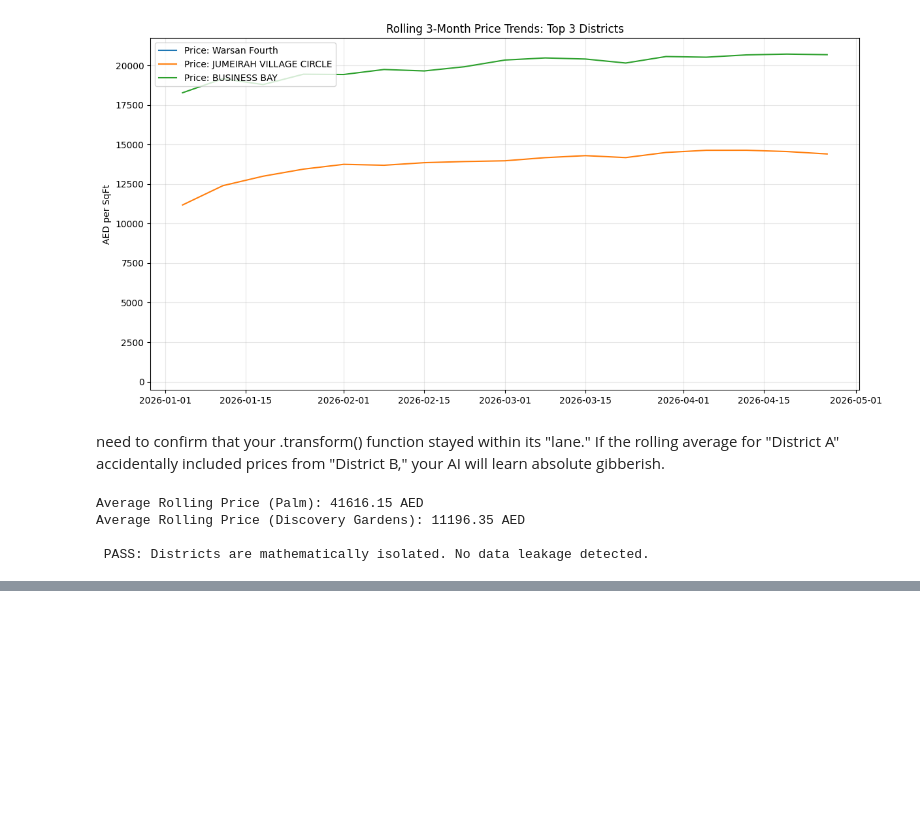
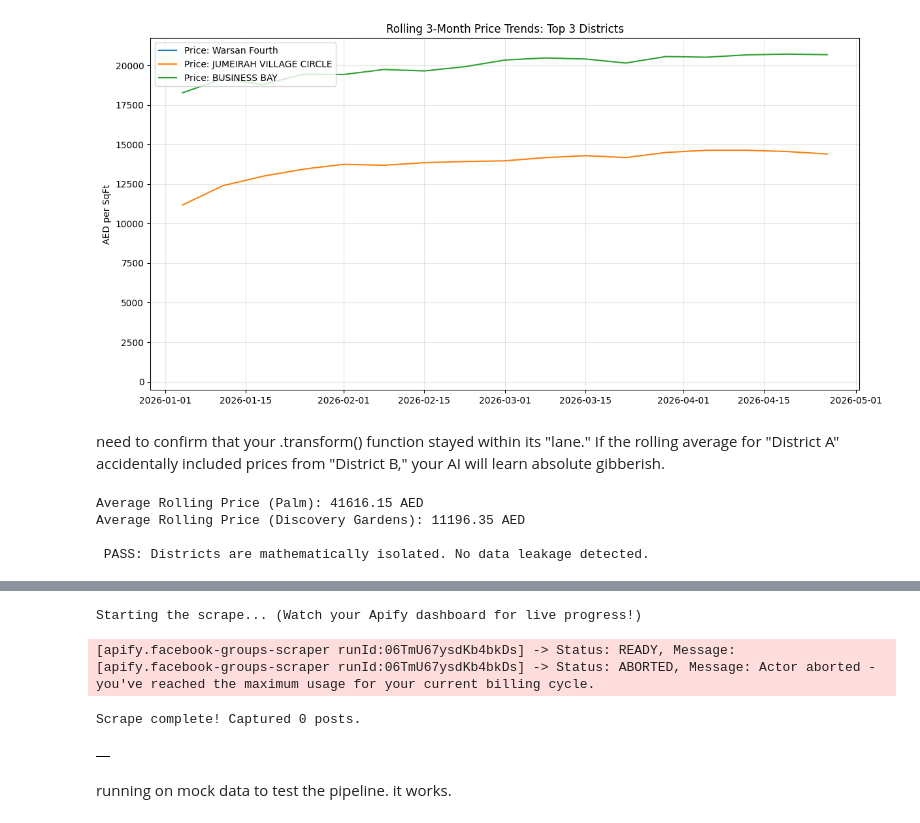
Before and after one commit to aaronab810/Dubai-Real-Estate-NLP, a Jupyter notebook: dfm_transaction.ipynb, the cells around one changed output, grey strips where cells are left out. Drawn from its saved outputs; the diff is of its cells as text; code cells hidden in the pictures; blank space fills up the shorter version.

Commit message:
apify attempt with free credits. tested the pipeline with mock data after credits ran out. it works.

```diff
--- a/dfm_transaction.ipynb
+++ b/dfm_transaction.ipynb
@@ -274,0 +293,41 @@ Average Rolling Price (Discovery Gardens): 11196.35 AED
+# %%
+from apify_client import ApifyClient
+import pandas as pd
+
+# 1. Initialize the Client
+client = ApifyClient('apify_api_BFDHLypo9WQnN3QwyUmbWlbdzNfevb2JYWsK')
+
+# 2. Corrected Input Structure
+# The actor expects 'startUrls' as a list of dictionaries with a 'url' key
+# Use your actual district names as the search query
+districts_to_track = "OR ".join(['"JVC"', '"Business Bay"', '"Dubai Marina"', '"JLT"'])
+
+run_input = {
+    "startUrls": [
+        { "url": "https://www.facebook.com/groups/DubaiPropertyInvestors/" },
+        { "url": "https://www.facebook.com/groups/2485536551677335/" }
+    ],
+    "maxPosts": 40,
+    # This is an objective geographical filter
+    "searchTerm": districts_to_track,
+    "viewOption": "CHRONOLOGICAL"
+}
+
+# 3. Run the Actor
+print("Starting the scrape... (Watch your Apify dashboard for live progress!)")
+run = client.actor("apify/facebook-groups-scraper").call(run_input=run_input)
+
+# 4. Fetch results from the dataset
+dataset_items = client.dataset(run["defaultDatasetId"]).list_items().items
+
+# 5. Convert to DataFrame
+fb_sentiment_df = pd.DataFrame(dataset_items)
+
+print(f"Scrape complete! Captured {len(fb_sentiment_df)} posts.")
+fb_sentiment_df.head()
+# %% [output]
+Starting the scrape... (Watch your Apify dashboard for live progress!)
+[apify.facebook-groups-scraper runId:06TmU67ysdKb4bkDs] -> Status: READY, Message:
+[apify.facebook-groups-scraper runId:06TmU67ysdKb4bkDs] -> Status: ABORTED, Message: Actor aborted - you've reached the maximum usage for your current billing cycle.
+Scrape complete! Captured 0 posts.
+|  |
@@ -274,0 +343,2 @@ Average Rolling Price (Discovery Gardens): 11196.35 AED
+# %% [markdown]
+running on mock data to test the pipeline. it works.
```
Also changed, not shown: parts of 9 cells of this notebook.
